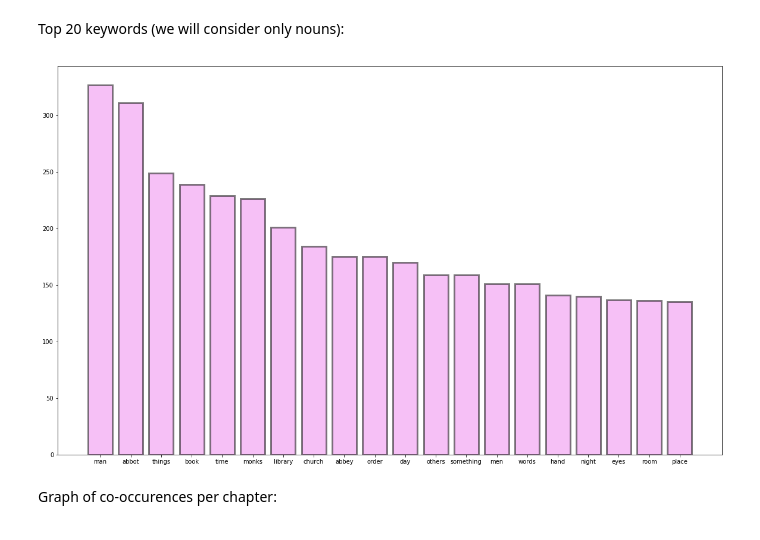
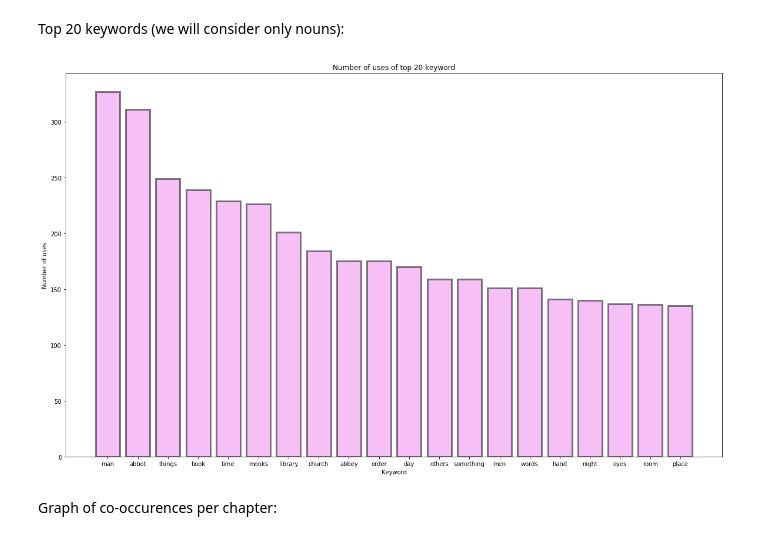
Before and after one commit to Nummulit/unstructured-data, a Jupyter notebook: assignment5/Novel analysis.ipynb, the cells around one changed output. Cells and saved outputs as stored; diff of their text form; code cells hidden in the pictures.

Commit message:
Add missing titles and axis descriptions.

```diff
--- a/assignment5/Novel analysis.ipynb
+++ b/assignment5/Novel analysis.ipynb
@@ -202,9 +208,12 @@ top_keywords = [word for word, count in top20]
 top_counts = [count for word, count in top20]
 # %%
 plt.bar(top_keywords, top_counts, alpha=0.5, linewidth=3, edgecolor='k', color='violet')
+plt.xlabel('Keyword')
+plt.ylabel('Number of uses')
+plt.title('Number of uses of top 20 keyword')
 plt.show()
 # %% [output]
-[figure, old version]
+[figure, new version]
 # %% [markdown]
 Graph of co-occurences per chapter:
 # %%
```
Also changed, not shown: parts of 4 cells of this notebook.
